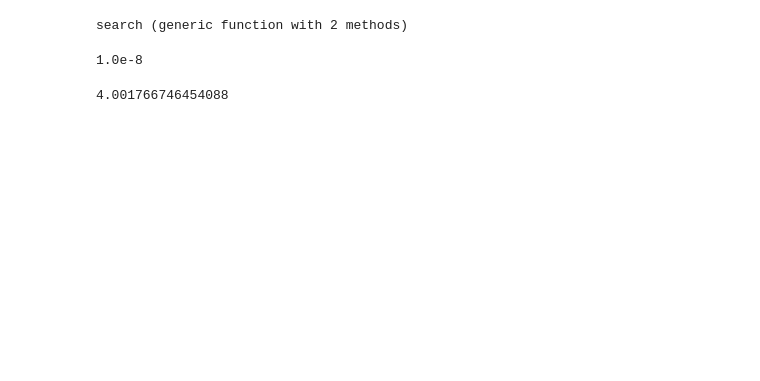
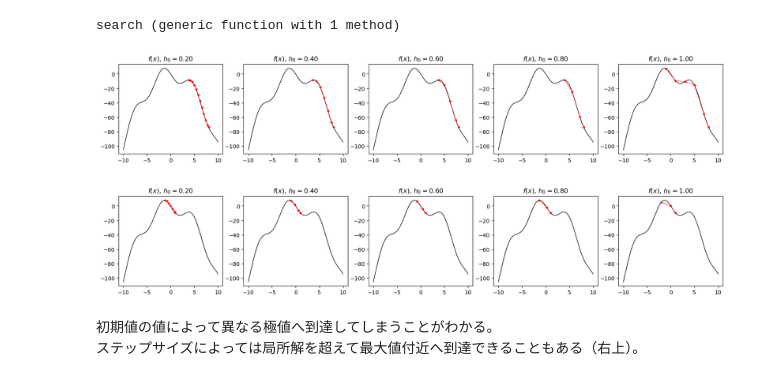
Before and after one commit to Ippai-Attena/Optim_Math, a Jupyter notebook: Chapter3/Chapter3.ipynb, the cells around one changed output. Cells and saved outputs as stored; diff of their text form; code cells hidden in the pictures; blank space fills up the shorter version.

```diff
--- a/Chapter3/Chapter3.ipynb
+++ b/Chapter3/Chapter3.ipynb
@@ -11,37 +28,39 @@ function sgn(x)::Float64
     end
 end
 
-function search(x₀::Real, f::Function, f_diff::Function; h₀=1.0)::Float64
+function search(x₀::Real, f::Function, f_diff::Function; h₀=1.0)
     # initialize
     x=x₀
-    h=h₀
-    h=sgn(f_diff(x))*abs(h)
+    x_each = Array([[x]])
+    h=sgn.(f_diff(x)).*abs(h₀)
     X1=x
-    X2=x+h
+    X2=x.+h
 
     if f(X1)<f(X2)
         while f(X1)<f(X2)
             h=2h
             X1=X2
-            X2=X1+h
+            X2=X1.+h
 
             x=X1
-            h=h/2.0
+            h=h./2.0
+            append!(x_each, [[x]])
         end
     else
         while f(X1)>f(X2)
-            h=h/2.0
-            X2=X1-h
+            h=h./2.0
+            X2=X1.-h
 
             x=X2
-            h=2h
+            h=2 .* h
+            append!(x_each, [[x]])
         end
     end
 
-    return x
+    return x, Array(transpose(hcat(x_each...)))
 end
 # %% [output]
-search (generic function with 2 methods)
+search (generic function with 1 method)
 # %%
 using PyPlot
 using LinearAlgebra
@@ -48,11 +68,36 @@ using LinearAlgebra
-# %%
-f(x)=-(x-4)^4+3
-f_diff(x)=-4*(x-4)^3
-x₀=10.0
-h₀=1e-8
-# %% [output]
-1.0e-8
-# %%
-x=search(x₀, f, f_diff, h₀=h₀)
-# %% [output]
-4.001766746454088
+# %%
+f(x)=-(x^2.0 + 10.0*sin(x))
+f_diff(x)=-(2.0*x + 10.0*cos(x))
+x=range(-10,stop=10,length=1000)
+
+x₀=8.0
+h₀_list=range(0.2,stop=1.0, length=5)
+figsize = (20,3)
+fig,axes=subplots(1,5,figsize=figsize)
+for (i,h₀) in enumerate(h₀_list)
+    x_estimated,x_steps=search(x₀, f, f_diff, h₀=h₀)
+    ax=axes[i]
+    ax[:set_title](L"$f(x)$, $h_0=$"* @sprintf("%2.2f",h₀))
+    ax[:plot](x, f.(x), color="k", lw=1)
+    ax[:plot](x_steps, f.(x_steps), color="r", lw=1, ls="--", marker="o", markersize=3)
+
+end
+
+
+x₀=1.0
+h₀_list=range(0.2,stop=1.0, length=5)
+figsize = (20,3)
+fig,axes=subplots(1,5,figsize=figsize)
+for (i,h₀) in enumerate(h₀_list)
+    x_estimated,x_steps=search(x₀, f, f_diff, h₀=h₀)
+    ax=axes[i]
+    ax[:set_title](L"$f(x)$, $h_0=$"* @sprintf("%2.2f",h₀))
+    ax[:plot](x, f.(x), color="k", lw=1)
+    ax[:plot](x_steps, f.(x_steps), color="r", lw=1, ls="--", marker="o", markersize=3)
+end
+# %% [output]
+[figure, added]
+[figure, added]
+# %% [markdown]
+初期値の値によって異なる極値へ到達してしまうことがわかる。
+ステップサイズによっては局所解を超えて最大値付近へ到達できることもある（右上）。
```
Also changed, not shown: parts of 14 cells of this notebook.
